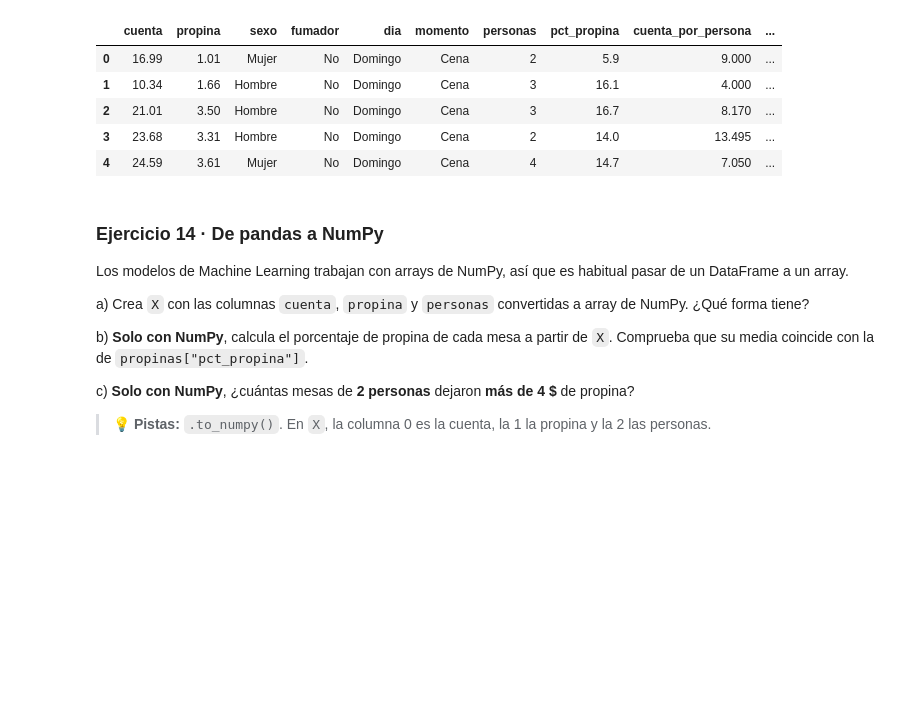
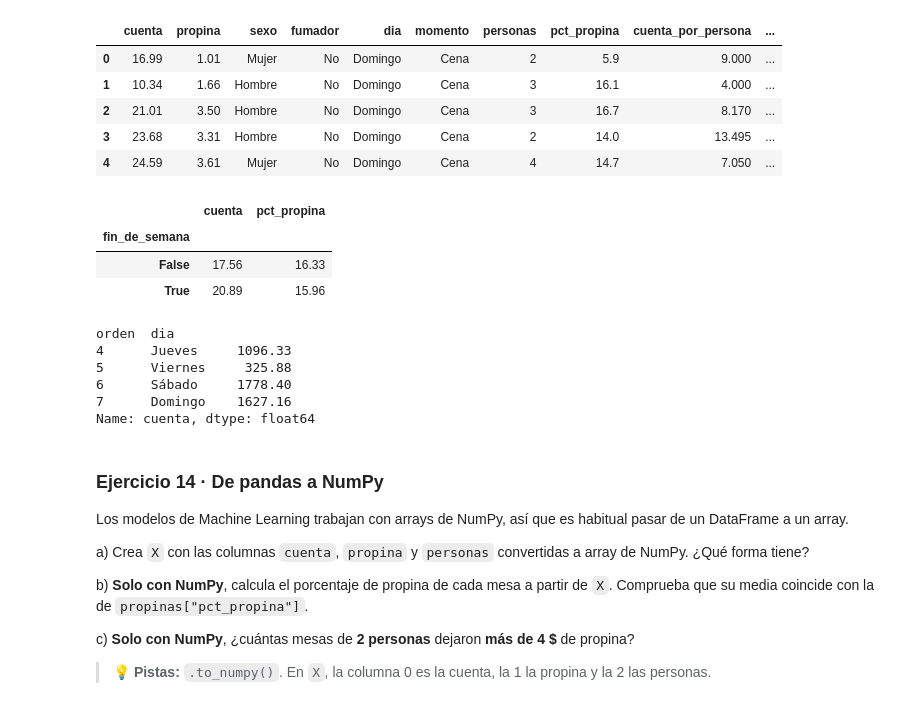
Before and after one commit to Tenientez/SamsungCurso, a Jupyter notebook: Mi espacio/Ejercicios/01_actividad_numpy_pandas.ipynb, the cells around one changed output. Cells and saved outputs as stored; diff of their text form; code cells hidden in the pictures; blank space fills up the shorter version.

```diff
--- a/Mi espacio/Ejercicios/01_actividad_numpy_pandas.ipynb
+++ b/Mi espacio/Ejercicios/01_actividad_numpy_pandas.ipynb
@@ -845,6 +845,26 @@ propinas_copia.head(5)
 | 4 | 24.59 | 3.61 | Mujer | No | Domingo | Cena | 4 | 14.7 | 7.050 | ... |
 # %%
 #B) Compara la **cuenta media** y el **`pct_propina` medio** entre fin de semana y entre semana.
+
+filtro_semana = propinas_copia.groupby('fin_de_semana')[['cuenta','pct_propina']].mean().round(2)
+filtro_semana
+# %% [output]
+|  | cuenta | pct_propina |
+| fin_de_semana |  |  |
+| False | 17.56 | 16.33 |
+| True | 20.89 | 15.96 |
+# %%
+#C) Calcula cuánto se facturó en total **cada día**, ordenado cronológicamente (de jueves a domingo).
+
+filtro_factura = propinas_copia.groupby(['orden', 'dia'])['cuenta'].sum()
+filtro_factura
+# %% [output]
+orden  dia
+4      Jueves     1096.33
+5      Viernes     325.88
+6      Sábado     1778.40
+7      Domingo    1627.16
+Name: cuenta, dtype: float64
 # %% [markdown]
 ### Ejercicio 14 · De pandas a NumPy
 
```
Also changed, not shown: parts of 2 cells of this notebook.
